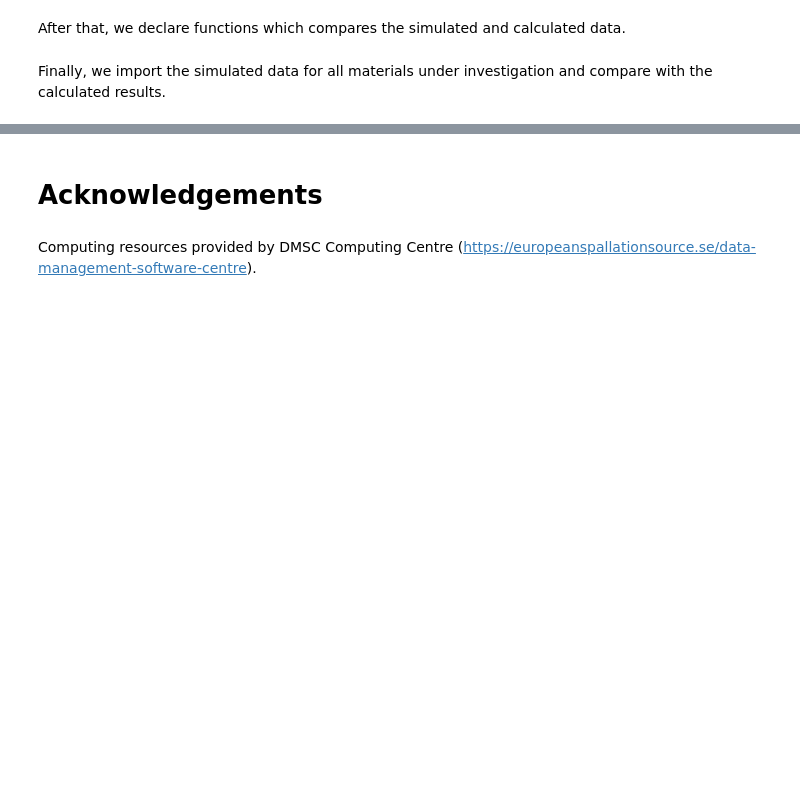
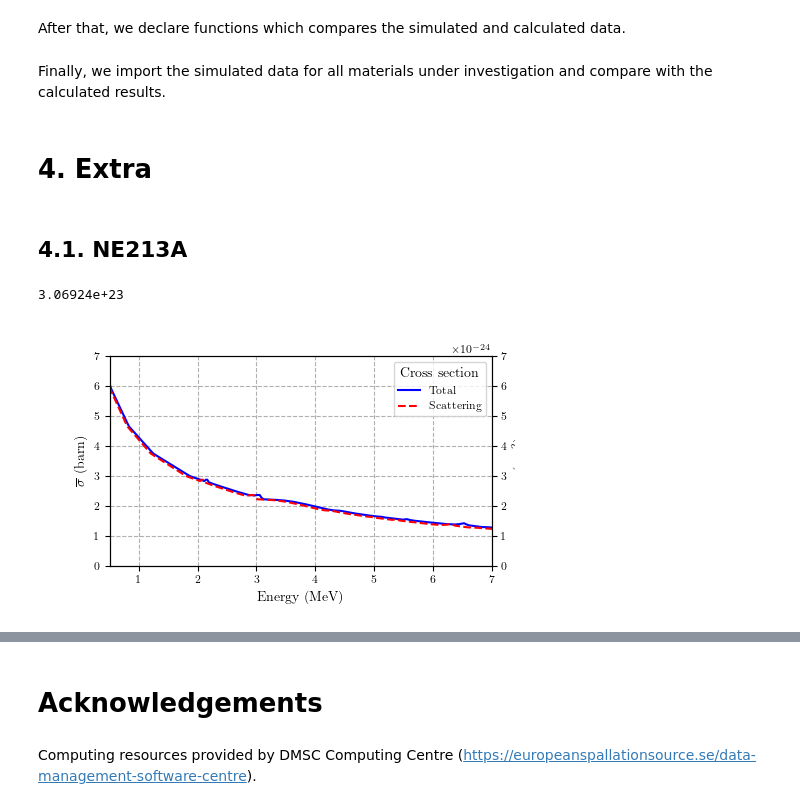
Before and after one commit to ess-dg/neutron_shielding_calculations, a Jupyter notebook: main.ipynb, the cells around one changed output, grey strips where cells are left out. Drawn from its saved outputs; the diff is of its cells as text; code cells hidden in the pictures; blank space fills up the shorter version.

```diff
--- a/main.ipynb
+++ b/main.ipynb
@@ -252,7 +254,8 @@ def parse_data(path):
         print('If sum is not zero, something is wrong.')
     # Store data in dictionary
     data = {'absorption': np.array([energies_absorption, xsects_absorption]),
-            'scattering': np.array([energies_scattering, xsects_scattering])
+            'scattering': np.array([energies_scattering, xsects_scattering]),
+            'total': np.array([energies_Total, xsects_Total])
             }
     return data, density
 # %% [markdown]
@@ -1520,3 +1523,34 @@ compare_sim_and_calc(epoxy_B4C_natural_sim_data, data_array, 'epoxy_b4c_natural'
 compare_sim_and_calc(epoxy_B4C_enriched_sim_data, data_array, 'epoxy_b4c_enriched')
 compare_sim_and_calc(boral_90_10_sim_data, data_array, 'boral_90_10')
 compare_sim_and_calc(boral_33_67_sim_data, data_array, 'boral_33_67')
+# %% [markdown]
+# 4. Extra<a class="anchor" id="EXTRA"></a>
+# %% [markdown]
+## 4.1. NE213A<a class="anchor" id="NE213A"></a>
+# %%
+# Extract data
+file_name = 'xsects_discreteprocs_neutron__NE213A__ESS_EJ321Pchar.txt'
+path = 'data/extra/%s' % file_name
+data_ne213a, density_ne213a = parse_data(path)
+print(density_ne213a)
+# %% [output]
+3.06924e+23
+# %%
+# Plot microscopic cross section
+barn_to_cm2 = 1e-24
+fig, (ax1)= plt.subplots(nrows=1, ncols=1)
+ax2 = ax1.twinx()
+ax1.grid(True, which='major', linestyle='--', zorder=0)
+ax1.grid(True, which='minor', linestyle='--', zorder=0)
+ax1.plot(data_ne213a['total'][0]*1e-6, data_ne213a['total'][1], color='blue', linestyle='-', label='Total')
+ax1.plot(data_ne213a['scattering'][0]*1e-6, data_ne213a['scattering'][1], color='red', linestyle='--', label='Scattering')
+ax1.set_xlabel('Energy (MeV)')
+ax1.set_xlim(0.5, 7)
+ax1.set_ylim(0, 7)
+ax2.set_ylim(0, 7*barn_to_cm2)
+ax1.set_ylabel('$\overline{\sigma}$ (barn)')
+ax2.set_ylabel('$\overline{\sigma}$ (cm$^2$)')
+ax1.legend(loc=1, title='Cross section')
+fig.savefig('output/microscopic_cross_sections_ne213a.pdf', bbox_inches='tight')
+# %% [output]
+[figure, added]
```
Also changed, not shown: parts of 3 cells of this notebook, 1 other file.
